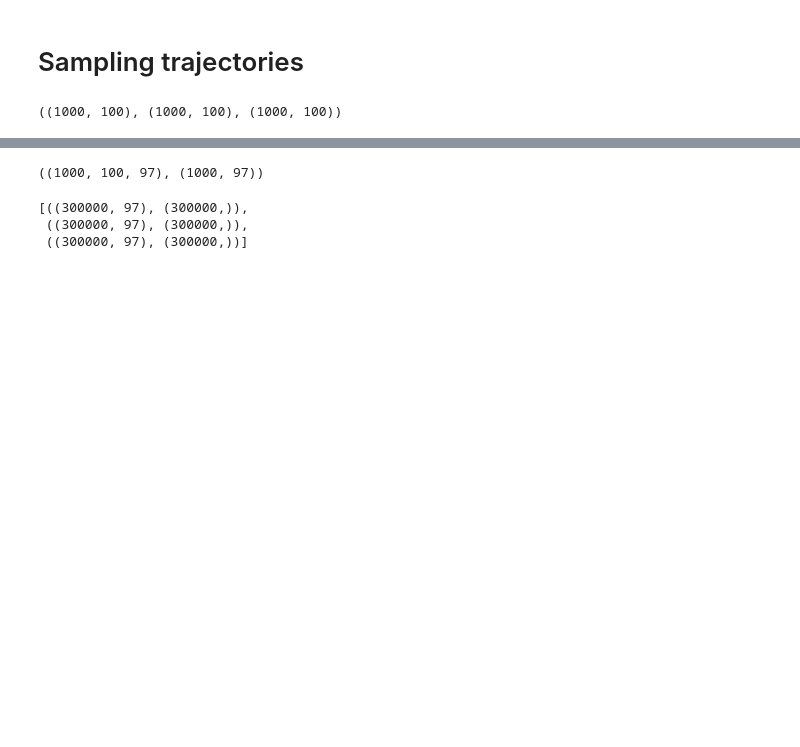
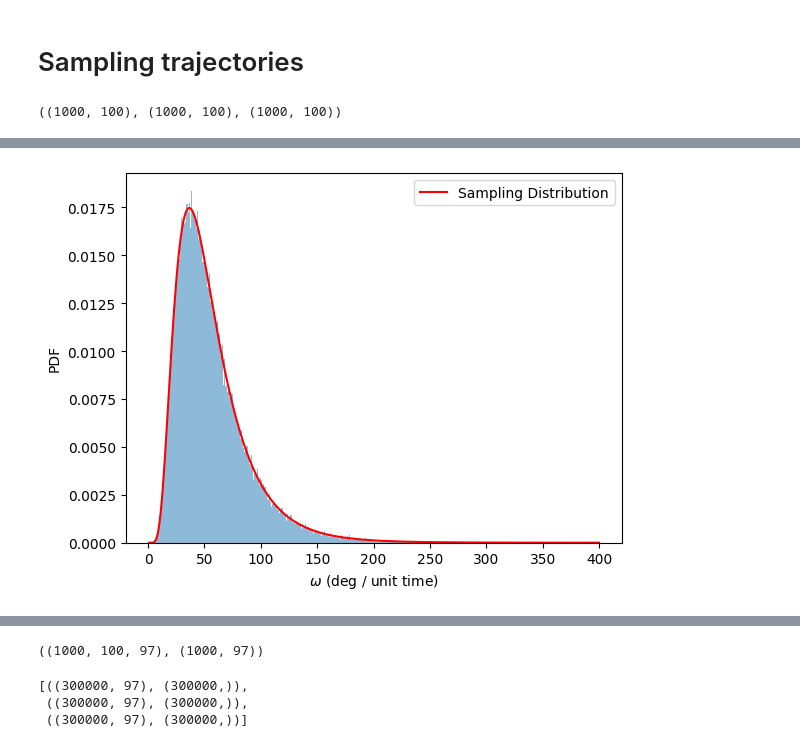
Before and after one commit to sean-afshar/fly-sr, a Jupyter notebook: src/representations.ipynb, the cells around one changed output, grey strips where cells are left out. Cells and saved outputs as stored; diff of their text form; code cells hidden in the pictures; blank space fills up the shorter version.

```diff
--- a/src/representations.ipynb
+++ b/src/representations.ipynb
@@ -40,0 +69,12 @@ actions = jnp.asarray(actions, dtype=int)
+# %%
+# Velocity Distributions
+nonzero_vels = jnp.abs(velocities.flatten()[actions.flatten() != 0])
+def lognormal(x, mu, sigma):
+    return np.exp(-(np.log(x) - mu)**2 / (2 * sigma**2)) / (x * sigma * (2 * np.pi)**0.5)
+plt.hist(nonzero_vels, bins=np.linspace(0,400,400), alpha=0.5, density=True)
+plt.plot(np.linspace(1,400, 399), lognormal(np.linspace(1, 400, 399), 3.89, 0.54), color='r', label='Sampling Distribution')
+plt.legend()
+plt.ylabel('PDF')
+plt.xlabel('$\omega$ (deg / unit time)');
+# %% [output]
+[figure, added]
```
Also changed, not shown: parts of 13 cells of this notebook, 2 other files.
